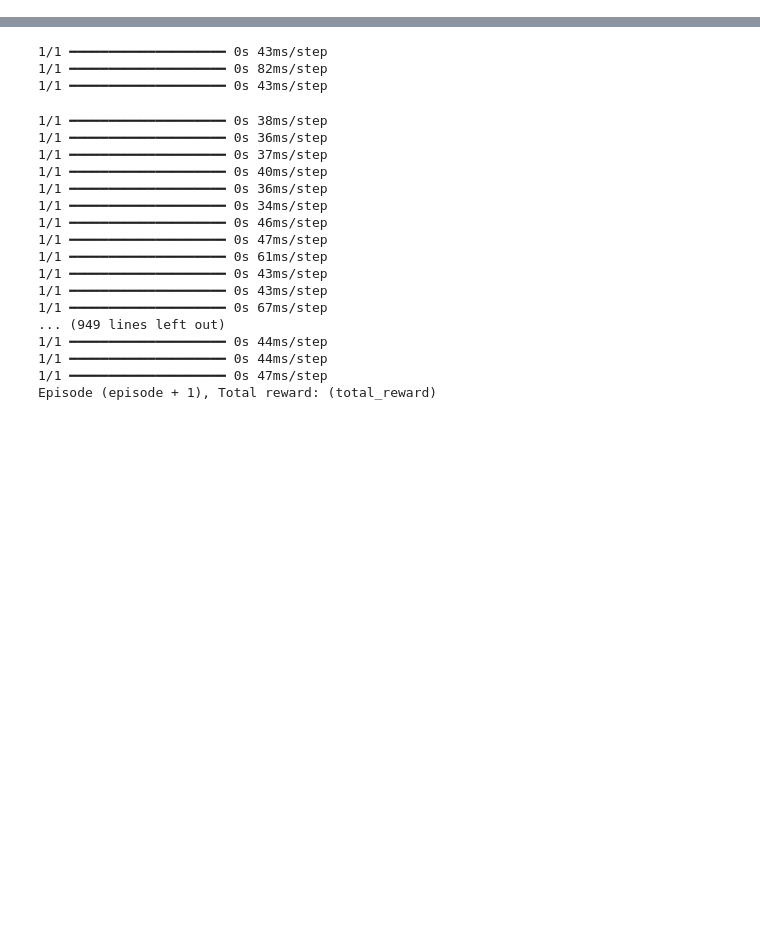
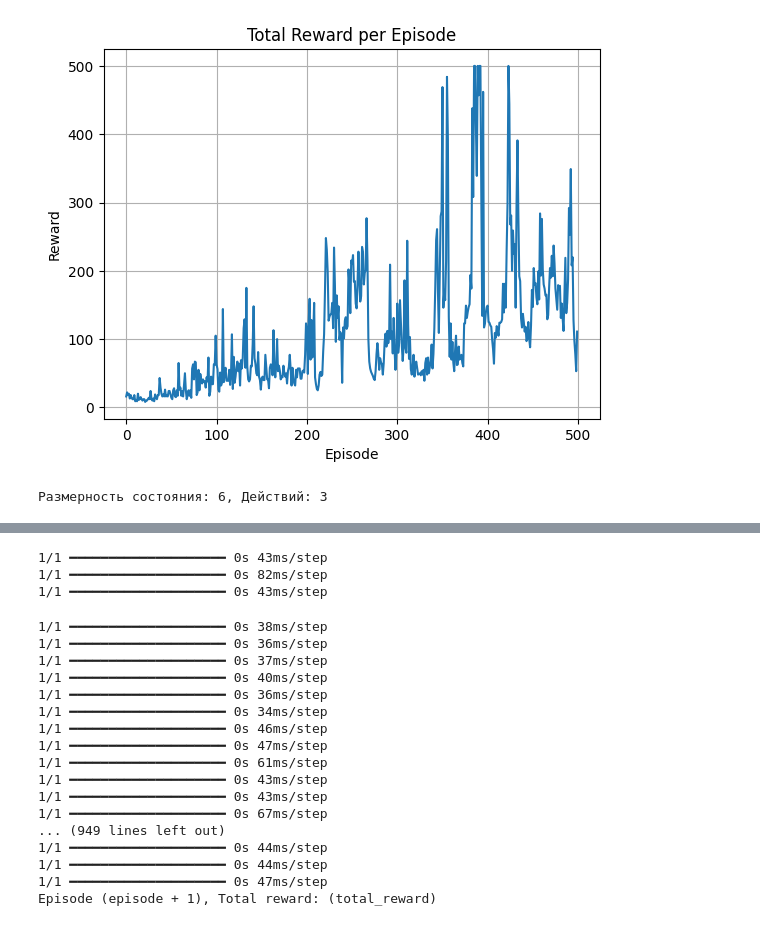
Before and after one commit to daradanci/MMO_2025, a Jupyter notebook: notes/LR4_MMO.ipynb, the cells around one changed output, grey strips where cells are left out. Cells and saved outputs as stored; diff of their text form; code cells hidden in the pictures; blank space fills up the shorter version.

```diff
--- a/notes/LR4_MMO.ipynb
+++ b/notes/LR4_MMO.ipynb
@@ -12,0 +60,26 @@ num_actions = env.action_space.n
+# %%
+class Actor(nn.Module):
+    def __init__(self, state_dim, action_dim):
+        super(Actor, self).__init__()
+        self.model = nn.Sequential(
+            nn.Linear(state_dim, 128),
+            nn.ReLU(),
+            nn.Linear(128, action_dim),
+            nn.Softmax(dim=-1)
+        )
+
+    def forward(self, state):
+        return self.model(state)
+
+
+class Critic(nn.Module):
+    def __init__(self, state_dim):
+        super(Critic, self).__init__()
+        self.model = nn.Sequential(
+            nn.Linear(state_dim, 128),
+            nn.ReLU(),
+            nn.Linear(128, 1)
+        )
+
+    def forward(self, state):
+        return self.model(state)
@@ -12,0 +147,18 @@ num_actions = env.action_space.n
+# %%
+plt.plot(all_rewards)
+plt.title("Total Reward per Episode")
+plt.xlabel("Episode")
+plt.ylabel("Reward")
+plt.grid()
+plt.show()
+# %% [output]
+[figure, added]
+# %%
+# Среда: Acrobot-v1 — двухзвенный маятник, цель: поднять конец выше горизонтали
+
+env = gym.make("Acrobot-v1")
+state_size = env.observation_space.shape[0]
+action_size = env.action_space.n
+print(f"Размерность состояния: {state_size}, Действий: {action_size}")
+# %% [output]
+Размерность состояния: 6, Действий: 3
```
Also changed, not shown: parts of 10 cells of this notebook.
